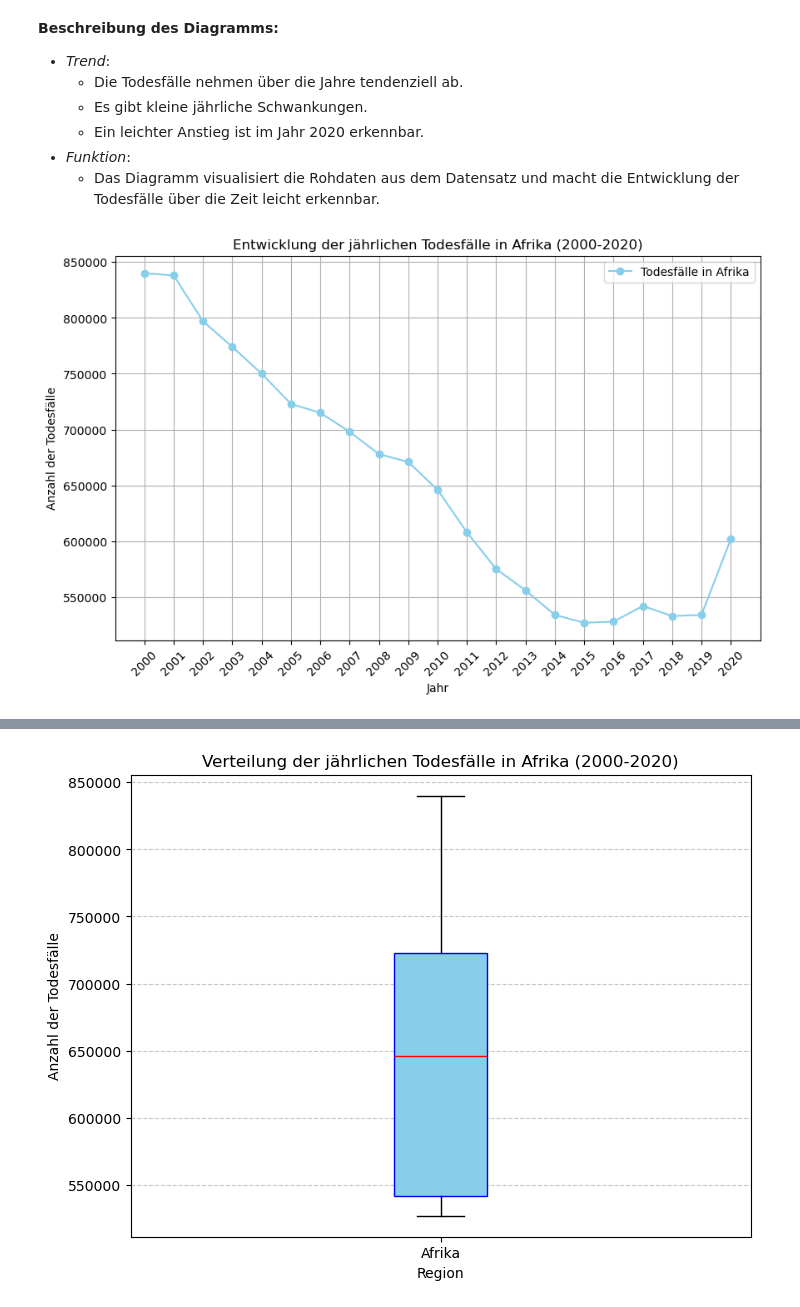
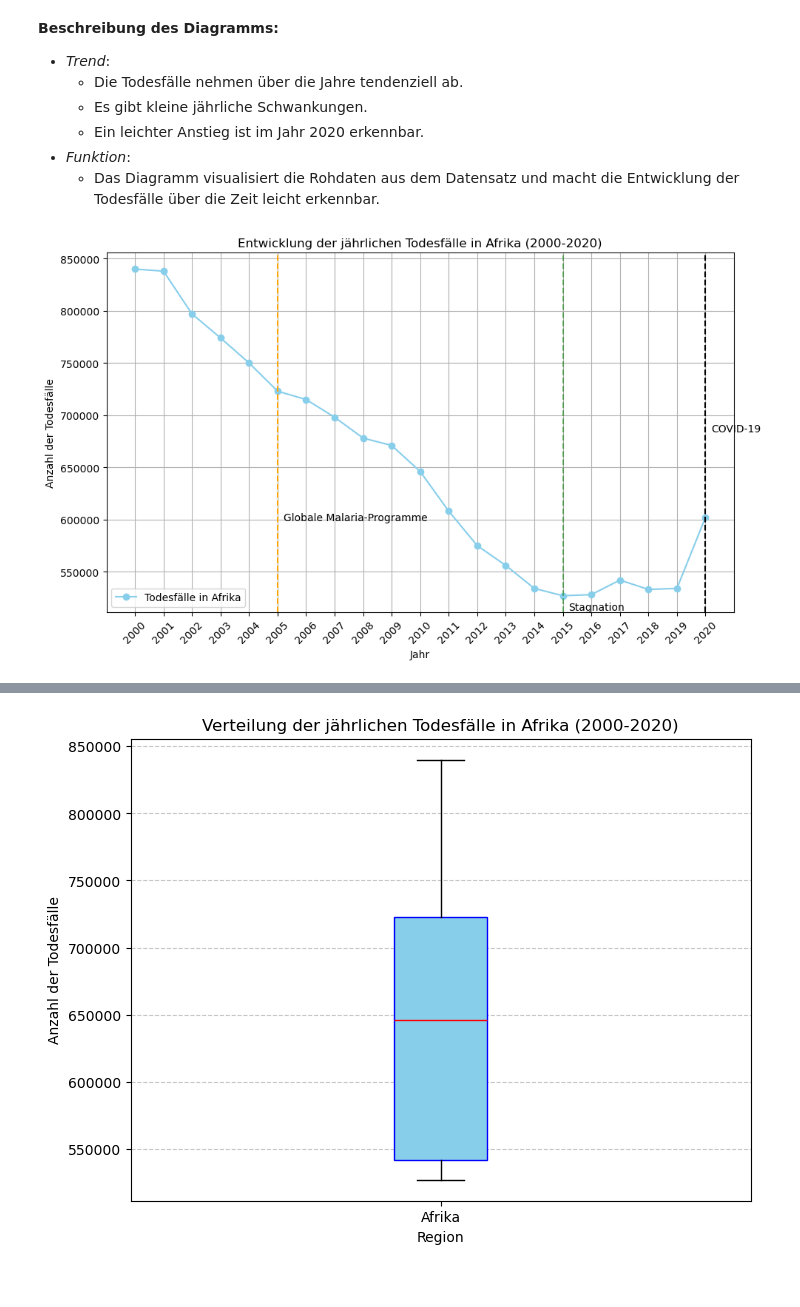
Before and after one commit to kipisha/Informatik-1, a Jupyter notebook: LN_Python_malaria.ipynb, the cells around one changed output, grey strips where cells are left out. Cells and saved outputs as stored; diff of their text form; code cells hidden in the pictures.

Commit message:
Berechnungen geführt, Axvline eingeführt , etc.

```diff
--- a/LN_Python_malaria.ipynb
+++ b/LN_Python_malaria.ipynb
@@ -144,27 +123,35 @@ print (5*21)
 # %%
 
 jahre = list(range(2000, 2021))
-todesfaelle = df_pivot['Africa'].tolist()
+
+import matplotlib.pyplot as plt
+
 plt.figure(figsize=(10, 6))
 
 
 plt.plot(jahre, todesfaelle, marker='o', linestyle='-', color='skyblue', label='Todesfälle in Afrika')
 
 plt.xlabel('Jahr')
 plt.ylabel('Anzahl der Todesfälle')
 plt.title('Entwicklung der jährlichen Todesfälle in Afrika (2000-2020)')
 plt.legend()
+plt.grid(True)
+plt.xticks(jahre, rotation=45)
 
+plt.axvline(x=2020, color='black', linestyle='--')
+plt.text(2020.2, plt.ylim()[1]*0.8, 'COVID-19')
 
-plt.grid(True)
+plt.axvline(x=2005, color='orange', linestyle='--')
+plt.text(2005.2, plt.ylim()[1]*0.7, 'Globale Malaria-Programme')
+plt.tight_layout()
 
-
-plt.xticks(jahre, rotation=45)
+plt.axvline(x=2015, color='green', linestyle='--', alpha=0.5)
+plt.text(2015.2, plt.ylim()[1]*0.6, 'Stagnation')
 
 
 plt.show()
 # %% [output]
-[figure, old version]
+[figure, new version]
 # %% [markdown]
 **Interpretation Liniendiagramm:**
 
```
Also changed, not shown: parts of 14 cells of this notebook.
